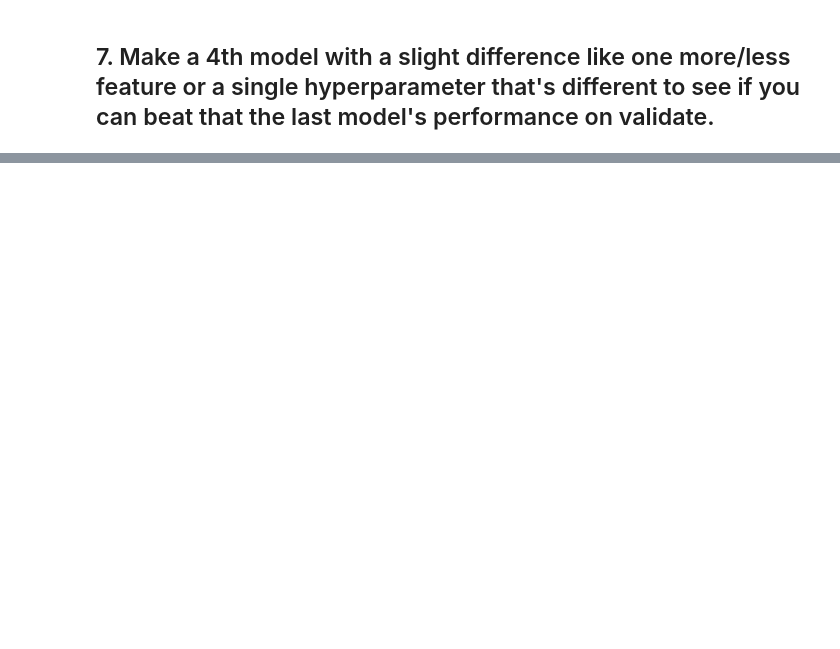
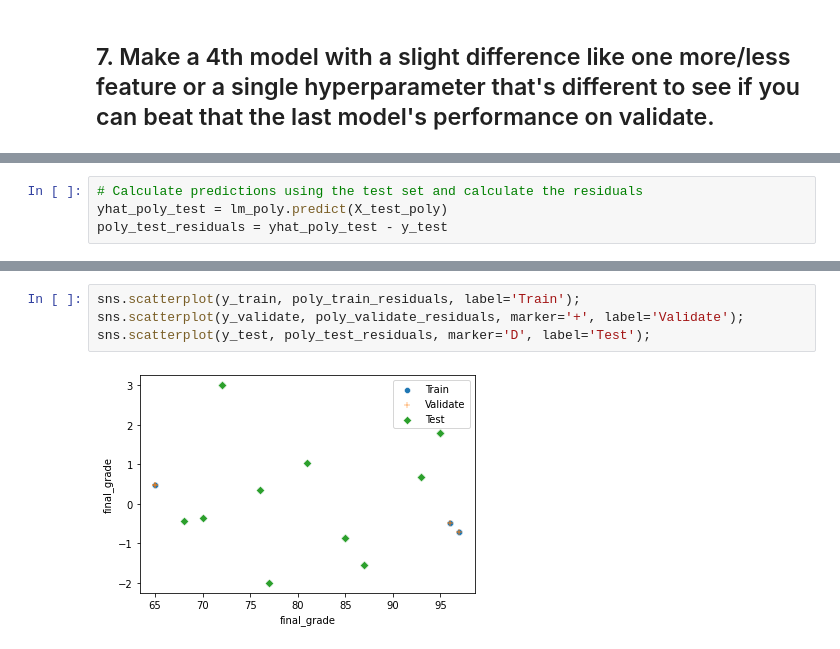
Before and after one commit to Promeos/regression-exercises, a Jupyter notebook: model.ipynb, the cells around one changed output, grey strips where cells are left out. Cells and saved outputs as stored; diff of their text form; blank space fills up the shorter version.

```diff
--- a/model.ipynb
+++ b/model.ipynb
@@ -270,0 +334,4 @@ PolynomialFeatures()
+# %%
+# Calculate predictions using the test set and calculate the residuals
+yhat_poly_test = lm_poly.predict(X_test_poly)
+poly_test_residuals = yhat_poly_test - y_test
@@ -270,0 +352,6 @@ PolynomialFeatures()
+# %%
+sns.scatterplot(y_train, poly_train_residuals, label='Train');
+sns.scatterplot(y_validate, poly_validate_residuals, marker='+', label='Validate');
+sns.scatterplot(y_test, poly_test_residuals, marker='D', label='Test');
+# %% [output]
+[figure, added]
```
Also changed, not shown: parts of 26 cells of this notebook.
